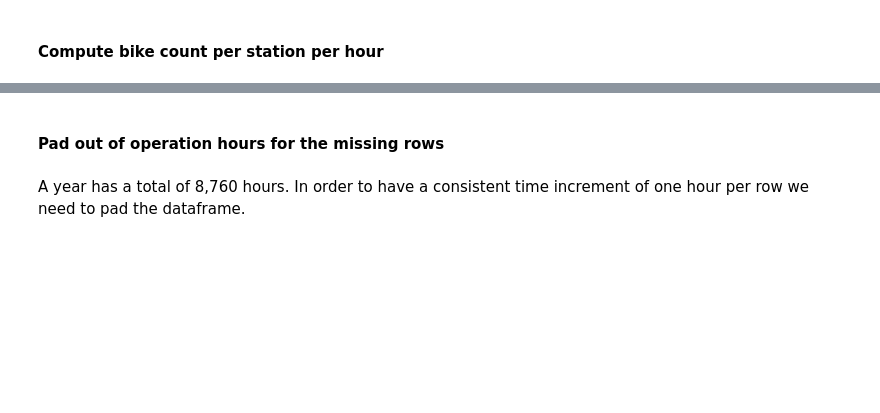
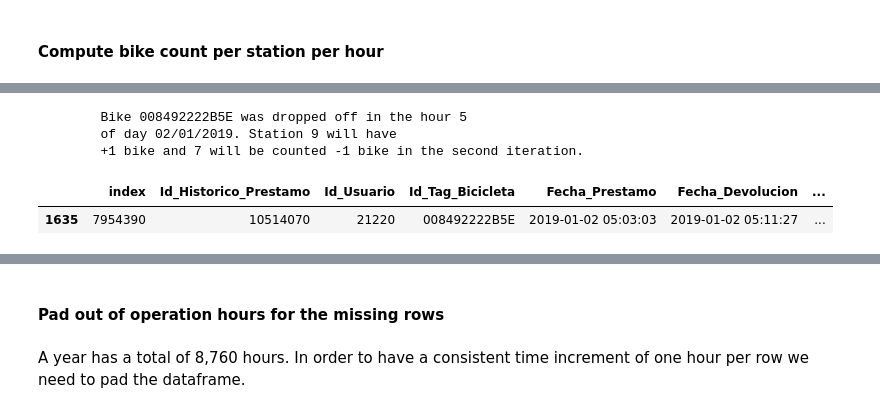
Before and after one commit to McNickSisto/world_data_league, a Jupyter notebook: stage_3/oc_Template-v_mo.ipynb, the cells around one changed output, grey strips where cells are left out. Saved outputs shown, nothing was run; the diff lists cells and outputs as text; code cells hidden in the pictures; blank space fills up the shorter version.

```diff
--- a/stage_3/oc_Template-v_mo.ipynb
+++ b/stage_3/oc_Template-v_mo.ipynb
@@ -543,37 +537,0 @@ stations_init_pre.update(Counter(dict(stations_init_df.Id_Aparcamiento_Destino.v
-# %%
-# only keep the _last_ entry of a bike per hour (dict will overwrite intermediate movements)
-# we will count pick-up and drop-off in the SAME time, since the avg. renting duration is about 10 mins.
-bikes_19_by_hour['bikes_loc'] = None
-for c, row in bikes_19_by_hour.iterrows():
-#     print(c) # check progress
-    dct = {}
-    for i, bike in enumerate(row.Id_Tag_Bicicleta):
-        dct[bike] = (row.Id_Aparcamiento_Destino[i], row.Id_Aparcamiento_Origen[i]) # create route dict for each bike in the hour
-    bikes_19_by_hour.at[c, 'bikes_loc'] = dct
-
-# count the pickups and drop offs for each station per hour
-bikes_19_by_hour['station_movement'] = None
-for c, row in bikes_19_by_hour.iterrows():
-    stations = row.bikes_loc.values()
-    orgs = [i[1] for i in stations] # unpack the route tuples
-    dests = [i[0] for i in stations]
-    dct_org = Counter(orgs) # count how many interactions per station
-    dct_dest = Counter(dests)
-    dct_acum = {i:dct_dest.get(i,0)-dct_org.get(i,0) for i in set(dct_dest) | set(dct_org)} # subtract the pickups from the dropoffs
-    bikes_19_by_hour.at[c, 'station_movement'] = dct_acum
-
-# update the init station count by the movements
-# stations_init_dict = stations_init_pre # copy dict
-bikes_19_by_hour['station_count'] = None
-for c, row in bikes_19_by_hour.iterrows():
-    movement = Counter(row.station_movement)
-    stations_init_pre.update(movement) # update moved items
-    bikes_19_by_hour.at[c, 'station_count'] = dict(stations_init_pre)
-
-
-
-# move hour to columns and only leave the dict
-bikes_19_by_hour = bikes_19_by_hour[['station_movement', 'station_count']].reset_index()
-
-# make dict column visible
-bikes_19_by_hour.head(10).style.set_properties(subset=['station_count'], **{'width': '50'})
@@ -591,0 +545,14 @@ bikes_19_by_hour.head(10).style.set_properties(subset=['station_count'], **{'wid
+# %%
+ex = bikes_19.loc[[1635]]
+print(f'''
+        Bike {ex.Id_Tag_Bicicleta.values[0]} was dropped off in the hour {ex.Fecha_Devolucion.dt.hour.values[0]}
+        of day {ex.Fecha_Devolucion.dt.strftime('%d/%m/%Y').values[0]}. Station {ex.Id_Aparcamiento_Destino.values[0]} will have
+        +1 bike and {ex.Id_Aparcamiento_Origen.values[0]} will be counted -1 bike in the second iteration.''')
+
+ex
+# %% [output]
+        Bike 008492222B5E was dropped off in the hour 5
+        of day 02/01/2019. Station 9 will have
+        +1 bike and 7 will be counted -1 bike in the second iteration.
+|  | index | Id_Historico_Prestamo | Id_Usuario | Id_Tag_Bicicleta | Fecha_Prestamo | Fecha_Devolucion | ... |
+| 1635 | 7954390 | 10514070 | 21220 | 008492222B5E | 2019-01-02 05:03:03 | 2019-01-02 05:11:27 | ... |
```
Also changed, not shown: parts of 46 cells of this notebook.
